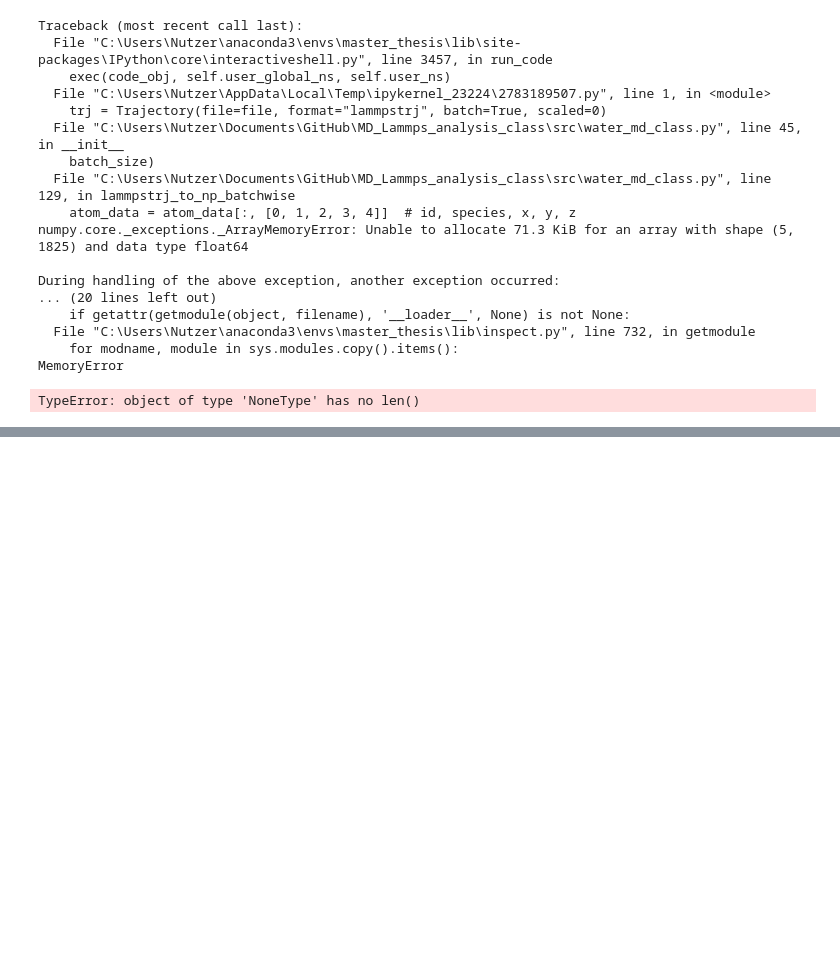
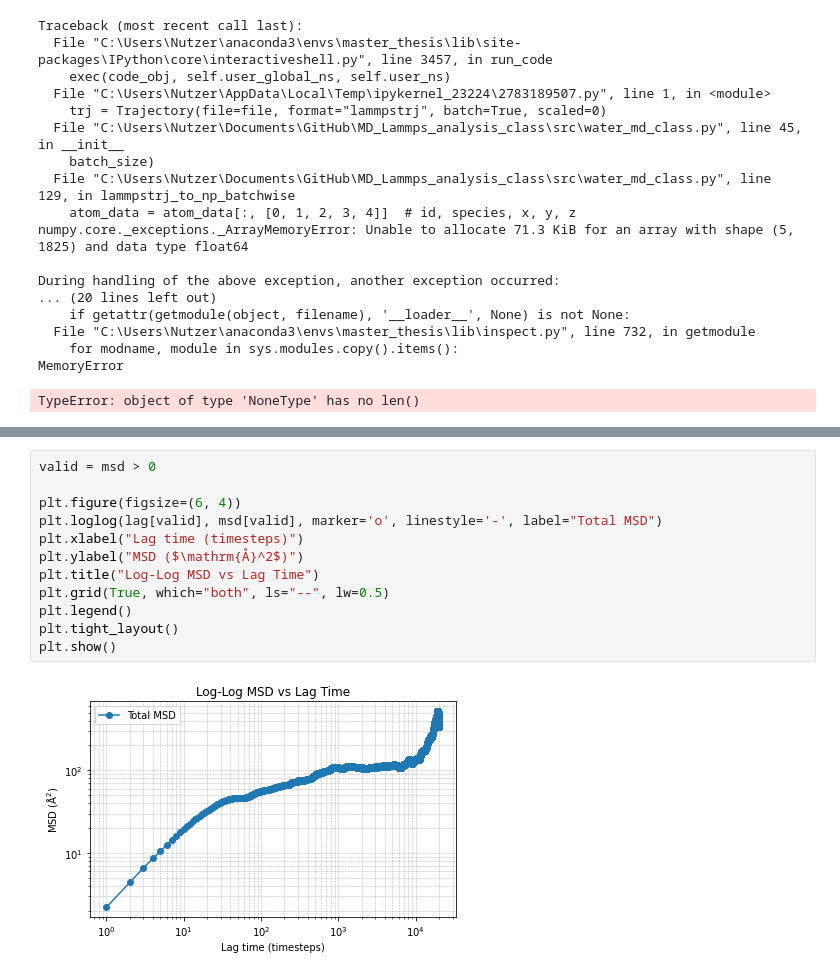
Before and after one commit to Karim-Ib/MD_Lammps_analysis, a Jupyter notebook: tutorial_notebook/Ion_analysis.ipynb, the cells around one changed output, grey strips where cells are left out. Drawn from its saved outputs; the diff is of its cells as text; blank space fills up the shorter version.

```diff
--- a/tutorial_notebook/Ion_analysis.ipynb
+++ b/tutorial_notebook/Ion_analysis.ipynb
@@ -468,0 +545,14 @@ diffusion
+# %%
+valid = msd > 0
+
+plt.figure(figsize=(6, 4))
+plt.loglog(lag[valid], msd[valid], marker='o', linestyle='-', label="Total MSD")
+plt.xlabel("Lag time (timesteps)")
+plt.ylabel("MSD ($\mathrm{Å}^2$)")
+plt.title("Log-Log MSD vs Lag Time")
+plt.grid(True, which="both", ls="--", lw=0.5)
+plt.legend()
+plt.tight_layout()
+plt.show()
+# %% [output]
+[figure, added]
```
Also changed, not shown: parts of 14 cells of this notebook, 2 other files.
